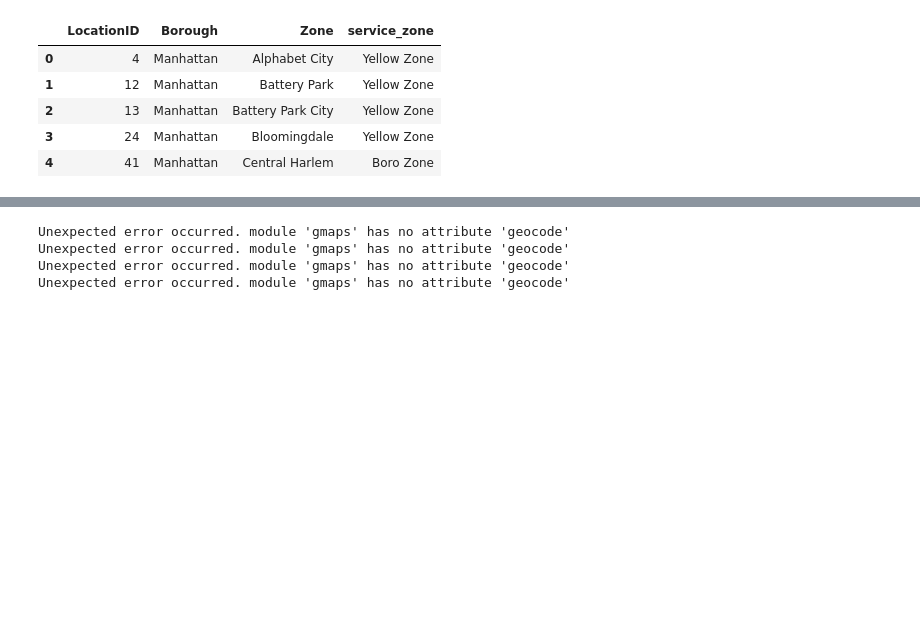
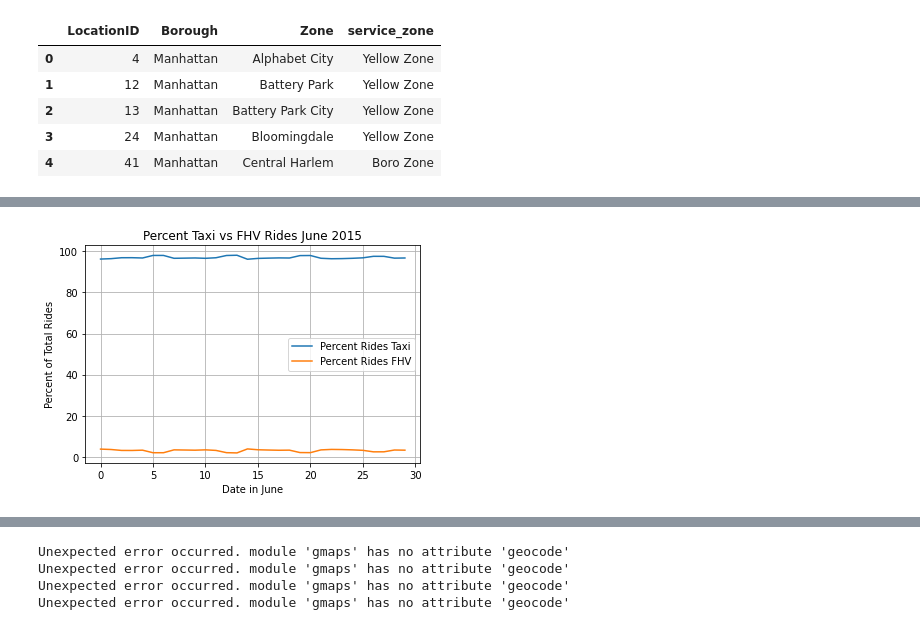
Before and after one commit to ILekawa9/Project-1, a Jupyter notebook: NYC_Taxi_RIdeshare_Final.ipynb, the cells around one changed output, grey strips where cells are left out. Drawn from its saved outputs; the diff is of its cells as text; code cells hidden in the pictures; blank space fills up the shorter version.

Commit message:
Adding ride numbers data

```diff
--- a/NYC_Taxi_RIdeshare_Final.ipynb
+++ b/NYC_Taxi_RIdeshare_Final.ipynb
@@ -24,0 +93,12 @@ manhattan_zones.head()
+# %%
+#FHV data June 2015
+#Count number of rides by date for June 2015 FHV data
+ride_numbers_fhv_june_2015 = june_2015_fhv["pickup_date"].value_counts()
+
+#Format data frame and sort
+ride_numbers_fhv_june_2015 = pd.DataFrame(ride_numbers_fhv_june_2015).reset_index().rename(columns = {"index": "Pickup Date", "pickup_date": "Number of FHV Rides 2015"})
+ride_numbers_fhv_june_2015["Pickup Date"] = pd.to_datetime(ride_numbers_fhv_june_2015["Pickup Date"]).dt.strftime('%m-%d')
+sorted_ride_numbers_fhv_2015 = ride_numbers_fhv_june_2015.sort_values(["Pickup Date"], ascending = True)
+
+#Display data frame
+sorted_ride_numbers_fhv_2015.head()
@@ -24,0 +131,7 @@ manhattan_zones.head()
+# %%
+#Compare taxi and FHV data in June 2015
+combined_june_2015 = sorted_ride_numbers_june_2015.merge(sorted_ride_numbers_fhv_2015, how = "outer", on = "Pickup Date")
+combined_june_2015["Total Rides"] = combined_june_2015["Number of Rides June 2015"] + combined_june_2015["Number of FHV Rides 2015"]
+
+#Display data frame
+combined_june_2015.head()
@@ -24,0 +145,12 @@ manhattan_zones.head()
+# %%
+#Calculate the percent of taxi rides vs FHV rides
+percent_rides_taxi = combined_june_2015["Number of Rides June 2015"]/combined_june_2015["Total Rides"] * 100
+percent_rides_fhv = combined_june_2015["Number of FHV Rides 2015"]/combined_june_2015["Total Rides"] * 100
+
+#Create new data frame
+percent_2015 = pd.DataFrame({"Date": combined_june_2015["Pickup Date"],
+                            "Percent Rides Taxi": percent_rides_taxi,
+                            "Percent Rides FHV": percent_rides_fhv
+                            })
+
+percent_2015.head()
@@ -24,0 +164,11 @@ manhattan_zones.head()
+# %%
+#Line graph comparing percent of total rides for taxi vs FHV in June 2015
+line = percent_2015.plot(kind = "line", legend = True)
+
+plt.title("Percent Taxi vs FHV Rides June 2015")
+plt.xlabel("Date in June")
+plt.ylabel("Percent of Total Rides")
+plt.grid()
+plt.show()
+# %% [output]
+[figure, added]
```
Also changed, not shown: parts of 17 cells of this notebook.
